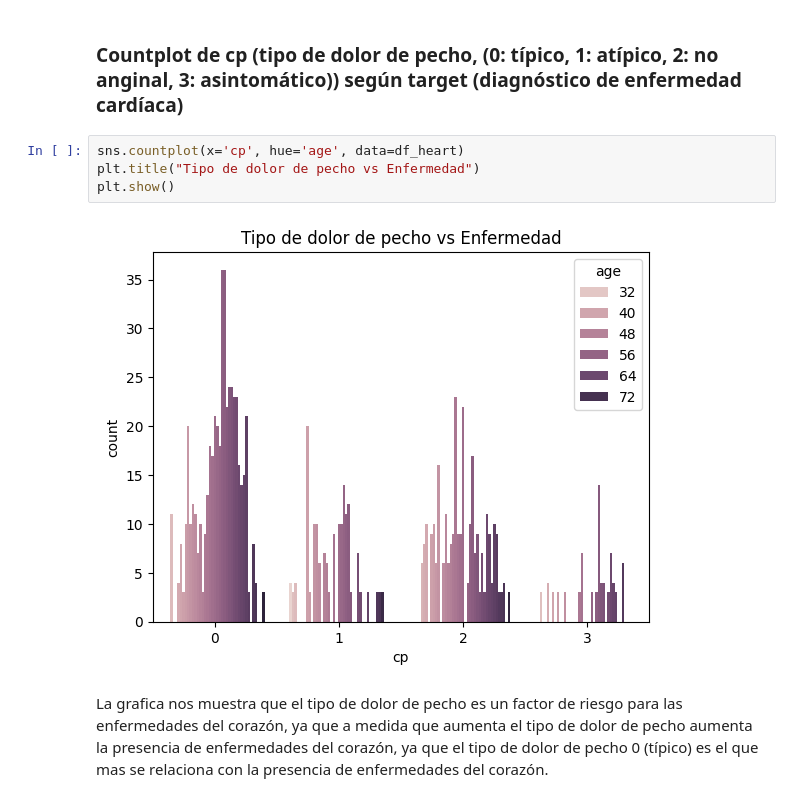
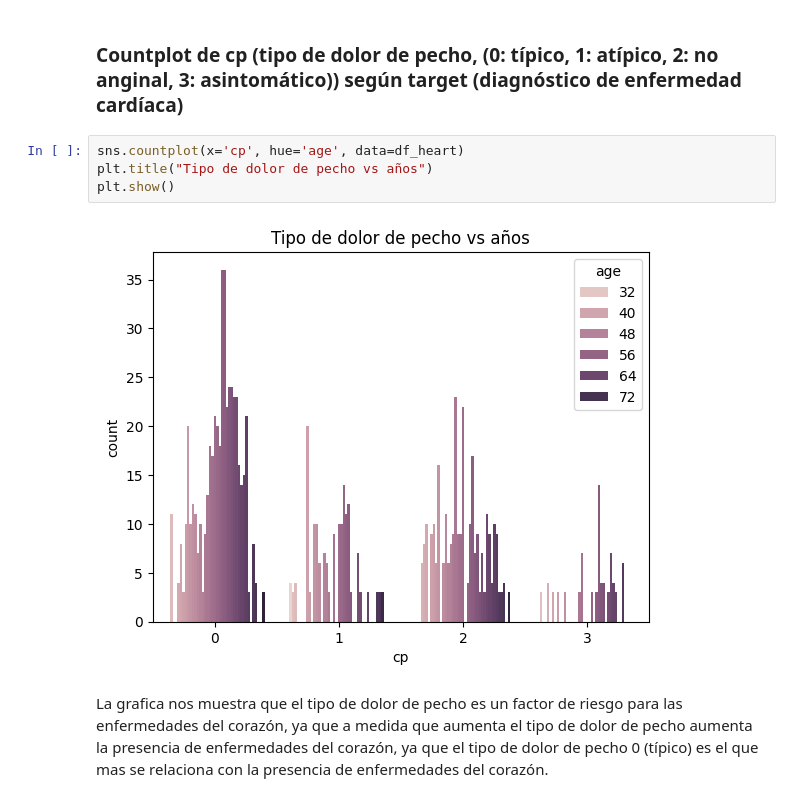
Before and after one commit to SteevenOyuela/Heart-Disease-Dataset, a Jupyter notebook: Proyecto.ipynb, the cells around one changed output. Cells and saved outputs as stored; diff of their text form.

```diff
--- a/Proyecto.ipynb
+++ b/Proyecto.ipynb
@@ -206,10 +210,10 @@ Segun lo que nos dice la grafica la edad no es un factor de riesgo para las enfe
 ### Countplot de cp (tipo de dolor de pecho, (0: típico, 1: atípico, 2: no anginal, 3: asintomático)) según target (diagnóstico de enfermedad cardíaca)
 # %%
 sns.countplot(x='cp', hue='age', data=df_heart)
-plt.title("Tipo de dolor de pecho vs Enfermedad")
+plt.title("Tipo de dolor de pecho vs años")
 plt.show()
 # %% [output]
-[figure, old version]
+[figure, new version]
 # %% [markdown]
 La grafica nos muestra que el tipo de dolor de pecho es un factor de riesgo para las enfermedades del corazón, ya que a medida que aumenta el tipo de dolor de pecho aumenta la presencia de enfermedades del corazón, ya que el tipo de dolor de pecho 0 (típico) es el que mas se relaciona con la presencia de enfermedades del corazón.
 # %% [markdown]
```
Also changed, not shown: parts of 20 cells of this notebook, 3 other files.
